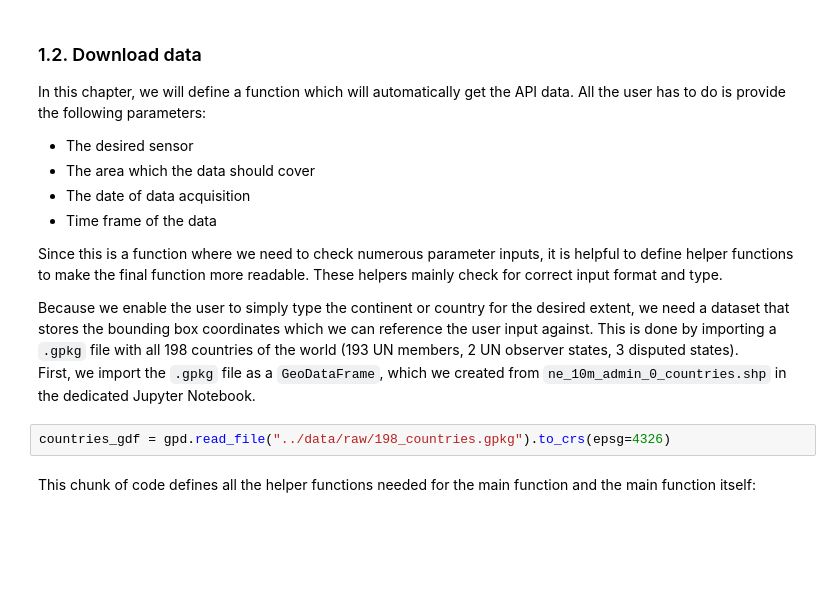
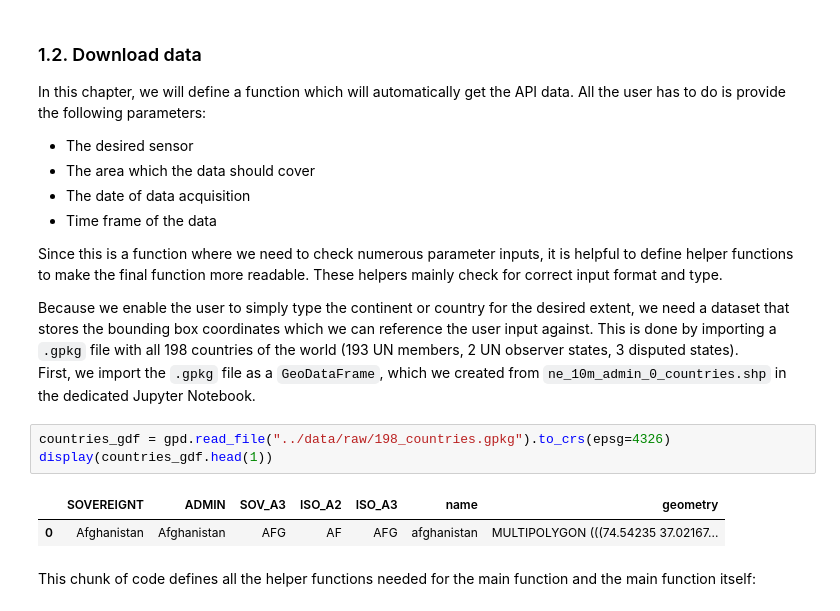
Before and after one commit to paulgeog/SDS210-wildifres-project, a Jupyter notebook: notebooks/wildfires.ipynb, the cells around one changed output. Drawn from its saved outputs; the diff is of its cells as text; blank space fills up the shorter version.

```diff
--- a/notebooks/wildfires.ipynb
+++ b/notebooks/wildfires.ipynb
@@ -92,6 +104,10 @@ Because we enable the user to simply type the continent or country for the desir
 First, we import the `.gpkg` file as a `GeoDataFrame`, which we created from `ne_10m_admin_0_countries.shp` in the dedicated Jupyter Notebook.
 # %%
 countries_gdf = gpd.read_file("../data/raw/198_countries.gpkg").to_crs(epsg=4326)
+display(countries_gdf.head(1))
+# %% [output]
+|  | SOVEREIGNT | ADMIN | SOV_A3 | ISO_A2 | ISO_A3 | name | geometry |
+| 0 | Afghanistan | Afghanistan | AFG | AF | AFG | afghanistan | MULTIPOLYGON (((74.54235 37.02167... |
 # %% [markdown]
 This chunk of code defines all the helper functions needed for the main function and the main function itself:
 # %%
```
Also changed, not shown: parts of 12 cells of this notebook, 3 other files.
